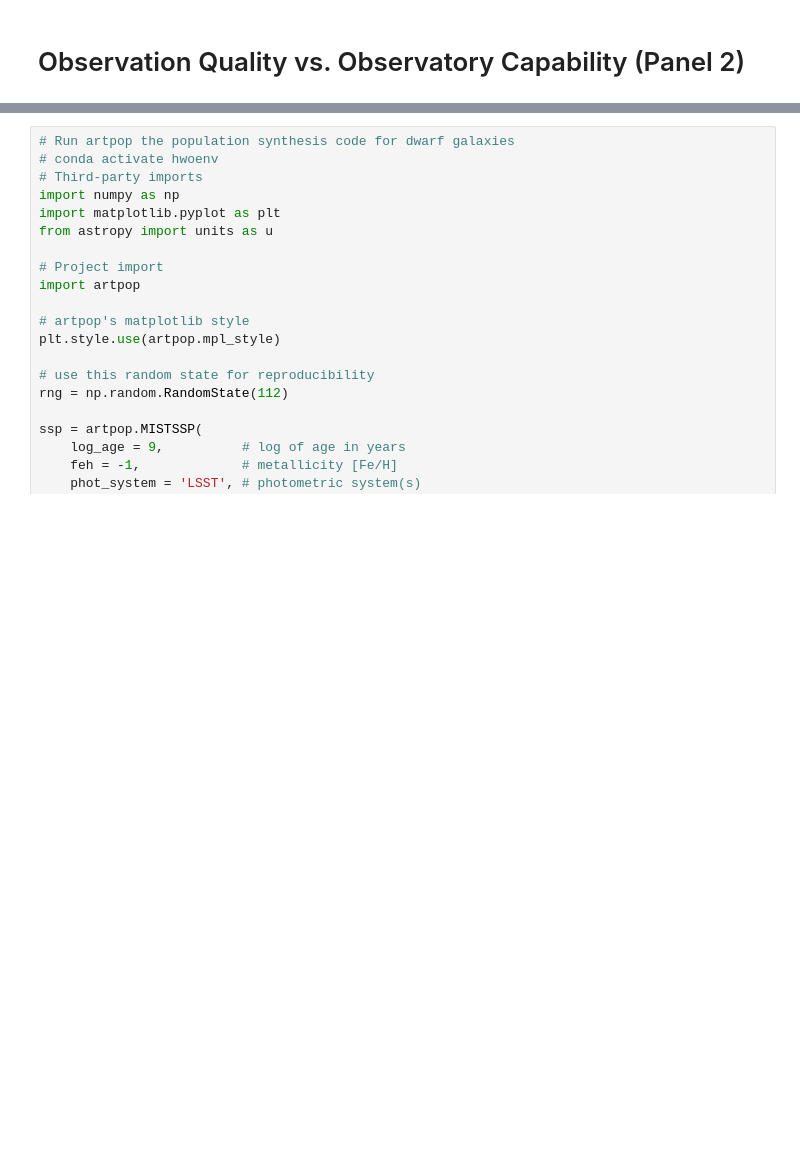
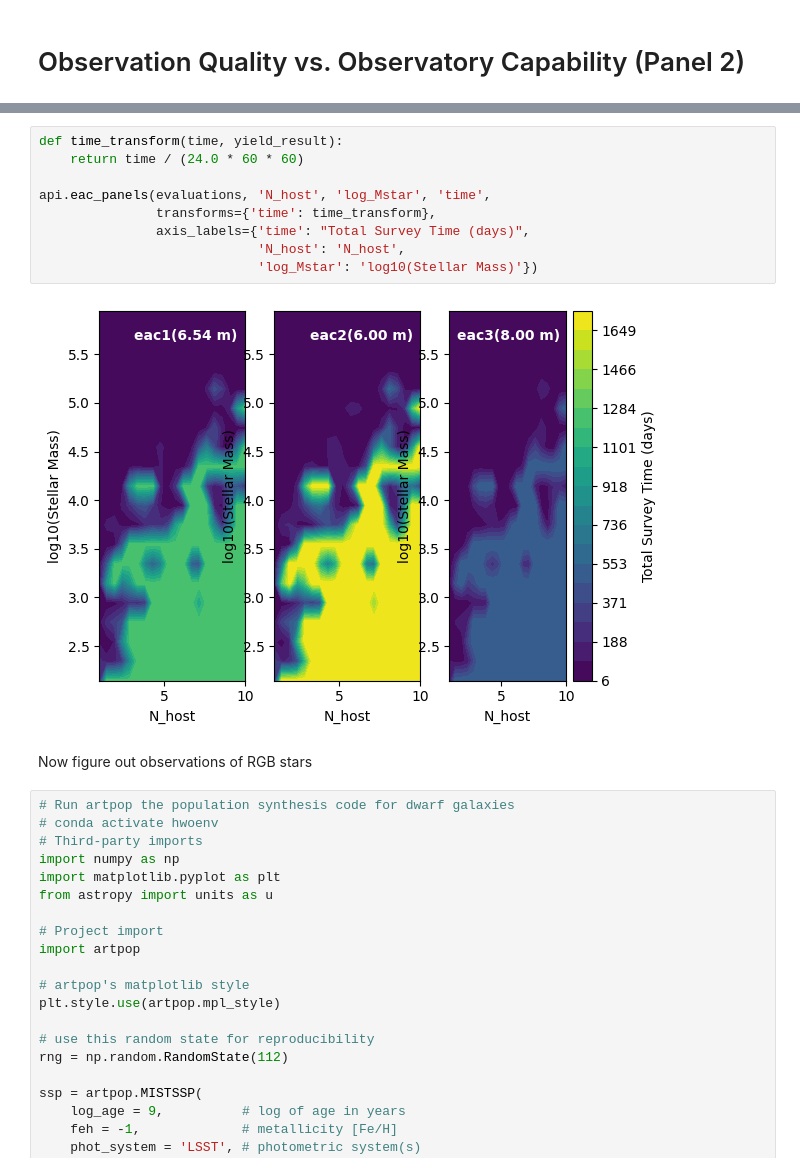
Before and after one commit to spacetelescope/hwo_disra_notebooks, a Jupyter notebook: dark_matter_dwarf_galaxy/DISRA_dwarf_galaxy.ipynb, the cells around one changed output, grey strips where cells are left out. Drawn from its saved outputs; the diff is of its cells as text; blank space fills up the shorter version.

```diff
--- a/dark_matter_dwarf_galaxy/DISRA_dwarf_galaxy.ipynb
+++ b/dark_matter_dwarf_galaxy/DISRA_dwarf_galaxy.ipynb
@@ -363,3 +421,16 @@ Now figure out observations of RGB stars
+# %%
+def time_transform(time, yield_result):
+    return time / (24.0 * 60 * 60)
+
+api.eac_panels(evaluations, 'N_host', 'log_Mstar', 'time',
+               transforms={'time': time_transform},
+               axis_labels={'time': "Total Survey Time (days)",
+                            'N_host': 'N_host',
+                            'log_Mstar': 'log10(Stellar Mass)'})
+# %% [output]
+[figure, added]
+# %% [markdown]
+Now figure out observations of RGB stars
 # %%
 # Run artpop the population synthesis code for dwarf galaxies
 # conda activate hwoenv
```
Also changed, not shown: parts of 10 cells of this notebook.
